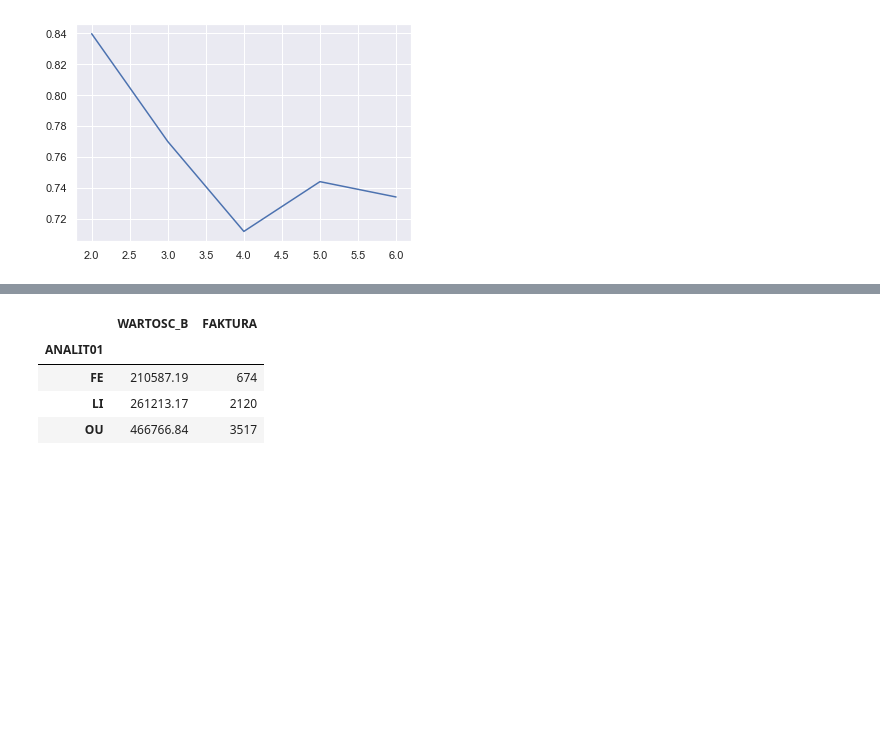
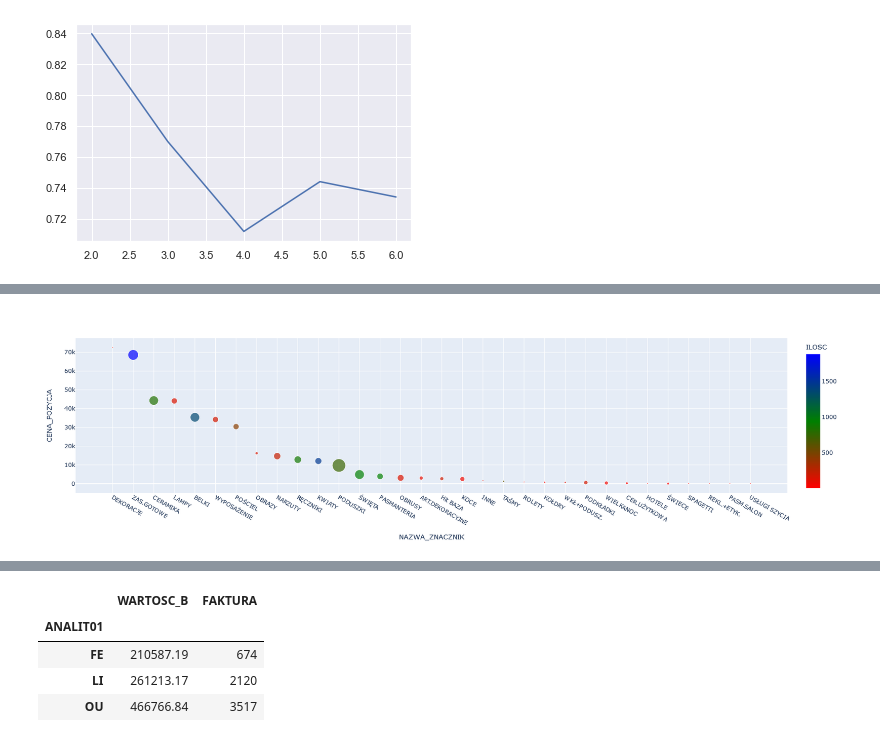
Before and after one commit to plggrzybuch/reklamacje, a Jupyter notebook: reklamacje_sql.ipynb, the cells around one changed output, grey strips where cells are left out. Saved outputs shown, nothing was run; the diff lists cells and outputs as text; code cells hidden in the pictures; blank space fills up the shorter version.

```diff
--- a/reklamacje_sql.ipynb
+++ b/reklamacje_sql.ipynb
@@ -233,10 +201,13 @@ len(df_fi)
 # %%
-df_fi=df_fi.merge(df_sell.loc[df_sell['ILOSC_SUM']>0].groupby('DOSTAWCA').agg(sprzedaz_calego_dostawcy=('WARTOB_SUM','sum'),
-                                                 sprzedaz_calego_dostawcy_ilosc=('ILOSC_SUM','sum')).reset_index(), how='left', on=['DOSTAWCA'])
-df_fi=df_fi.merge(df_sell.loc[df_sell['ILOSC_SUM']>0].groupby(['DOSTAWCA','NAZWA_ZNACZNIK']).agg(sprzedaz_znacznik_dostawcy=('WARTOB_SUM','sum'),
-                                                 sprzedaz_znacznik_dostawcy_ilosc=('ILOSC_SUM','sum')).reset_index(), how='left', on=['DOSTAWCA','NAZWA_ZNACZNIK'])
-df_fi=df_fi.merge(df_sell.loc[df_sell['ILOSC_SUM']>0].groupby(['DOSTAWCA','KOD_TEMA']).agg(sprzedaz_kod_tema_dostawcy=('WARTOB_SUM','sum'),
-                                                 sprzedaz_kod_tema_dostawcy_ilosc=('ILOSC_SUM','sum')).reset_index(), how='left', on=['DOSTAWCA','KOD_TEMA'])
+if 'sprzedaz_calego_dostawcy' in df_fi:
+    pass
+else:
+    df_fi=df_fi.merge(df_sell.loc[df_sell['ILOSC_SUM']>0].groupby('DOSTAWCA').agg(sprzedaz_calego_dostawcy=('WARTOB_SUM','sum'),
+                                                     sprzedaz_calego_dostawcy_ilosc=('ILOSC_SUM','sum')).reset_index(), how='left', on=['DOSTAWCA'])
+    df_fi=df_fi.merge(df_sell.loc[df_sell['ILOSC_SUM']>0].groupby(['DOSTAWCA','NAZWA_ZNACZNIK']).agg(sprzedaz_znacznik_dostawcy=('WARTOB_SUM','sum'),
+                                                     sprzedaz_znacznik_dostawcy_ilosc=('ILOSC_SUM','sum')).reset_index(), how='left', on=['DOSTAWCA','NAZWA_ZNACZNIK'])
+    df_fi=df_fi.merge(df_sell.loc[df_sell['ILOSC_SUM']>0].groupby(['DOSTAWCA','KOD_TEMA']).agg(sprzedaz_kod_tema_dostawcy=('WARTOB_SUM','sum'),
+                                                     sprzedaz_kod_tema_dostawcy_ilosc=('ILOSC_SUM','sum')).reset_index(), how='left', on=['DOSTAWCA','KOD_TEMA'])
 # %%
 df_fi=df_fi.fillna(0)
 # %%
@@ -411,0 +408,12 @@ func_cluster(df_fi_sell, '', 'OUTLET',1)
+# %%
+px.scatter(df_fi.loc[df_fi['ANALIT01']=='OU'].groupby(['NAZWA_ZNACZNIK']).agg({'CENA_POZYCJA':'sum',
+                                                                                  'ILOSC':'sum',
+                                                                                  'TRZY':'nunique'}).reset_index().sort_values(by='CENA_POZYCJA', ascending=False),
+           x='NAZWA_ZNACZNIK',
+           y='CENA_POZYCJA',
+           color='ILOSC',
+          color_continuous_scale=['red', 'green','blue'],
+          size='TRZY',
+          height=500)
+# %% [output]
+[figure, added]
```
Also changed, not shown: parts of 17 cells of this notebook.
